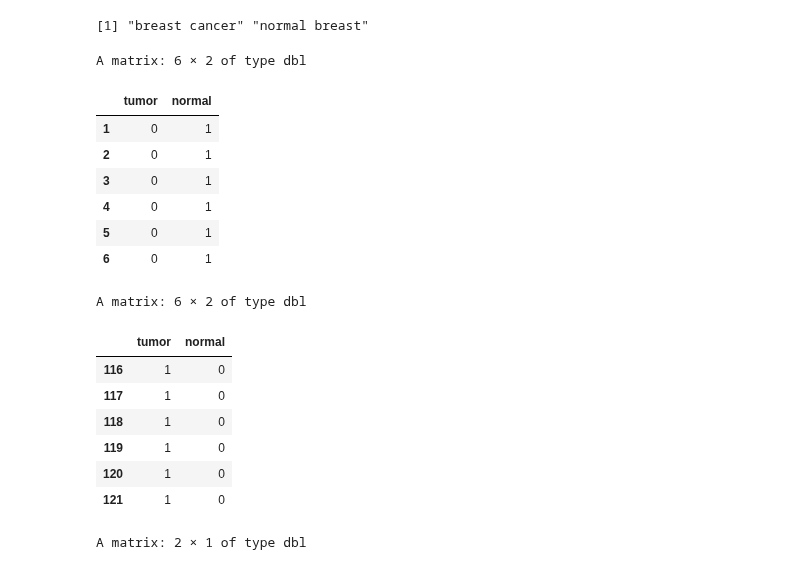
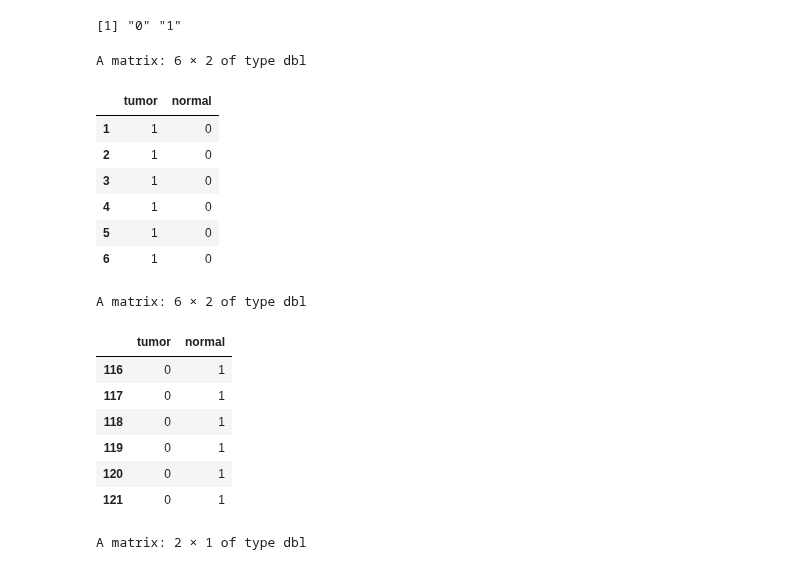
Before and after one commit to ramyap06/KongLab-ImmuneMLSurvivalAnalysis, a Jupyter notebook: src/deg_analysis.ipynb, the cells around one changed output. Drawn from its saved outputs; the diff is of its cells as text; code cells hidden in the pictures.

```diff
--- a/src/deg_analysis.ipynb
+++ b/src/deg_analysis.ipynb
@@ -46,32 +46,32 @@ A data.frame: 6 × 11
 # %%
 # create an array of each sample's tissue type to be mapped to design matrix
-groups <- factor(clinical$tissue_type)
+groups <- factor(clinical$is_tumor)
 levels(groups)
 
 # create design matrix and label columns
 design <- model.matrix(~ 0 + groups)
 colnames(design) <- c("tumor", "normal")
 
 head(design)
 tail(design)
 # %% [output]
-[1] "breast cancer" "normal breast"
+[1] "0" "1"
 A matrix: 6 × 2 of type dbl
 |  | tumor | normal |
-| 1 | 0 | 1 |
-| 2 | 0 | 1 |
-| 3 | 0 | 1 |
-| 4 | 0 | 1 |
-| 5 | 0 | 1 |
-| 6 | 0 | 1 |
+| 1 | 1 | 0 |
+| 2 | 1 | 0 |
+| 3 | 1 | 0 |
+| 4 | 1 | 0 |
+| 5 | 1 | 0 |
+| 6 | 1 | 0 |
 A matrix: 6 × 2 of type dbl
 |  | tumor | normal |
-| 116 | 1 | 0 |
-| 117 | 1 | 0 |
-| 118 | 1 | 0 |
-| 119 | 1 | 0 |
-| 120 | 1 | 0 |
-| 121 | 1 | 0 |
+| 116 | 0 | 1 |
+| 117 | 0 | 1 |
+| 118 | 0 | 1 |
+| 119 | 0 | 1 |
+| 120 | 0 | 1 |
+| 121 | 0 | 1 |
 # %%
 # define contrast matrix (how will be compare tumor vs normal)?
 # diff = tumor exp - normal exp
```
Also changed, not shown: parts of 3 cells of this notebook, 13 other files.
